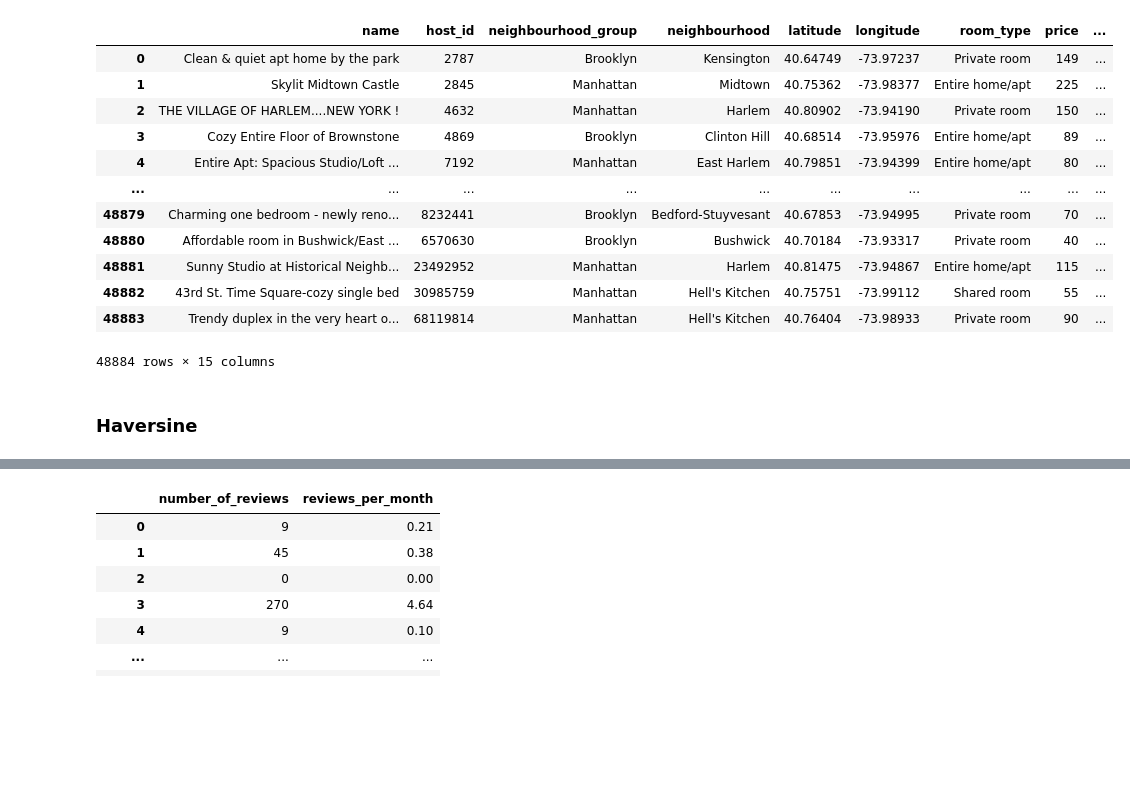
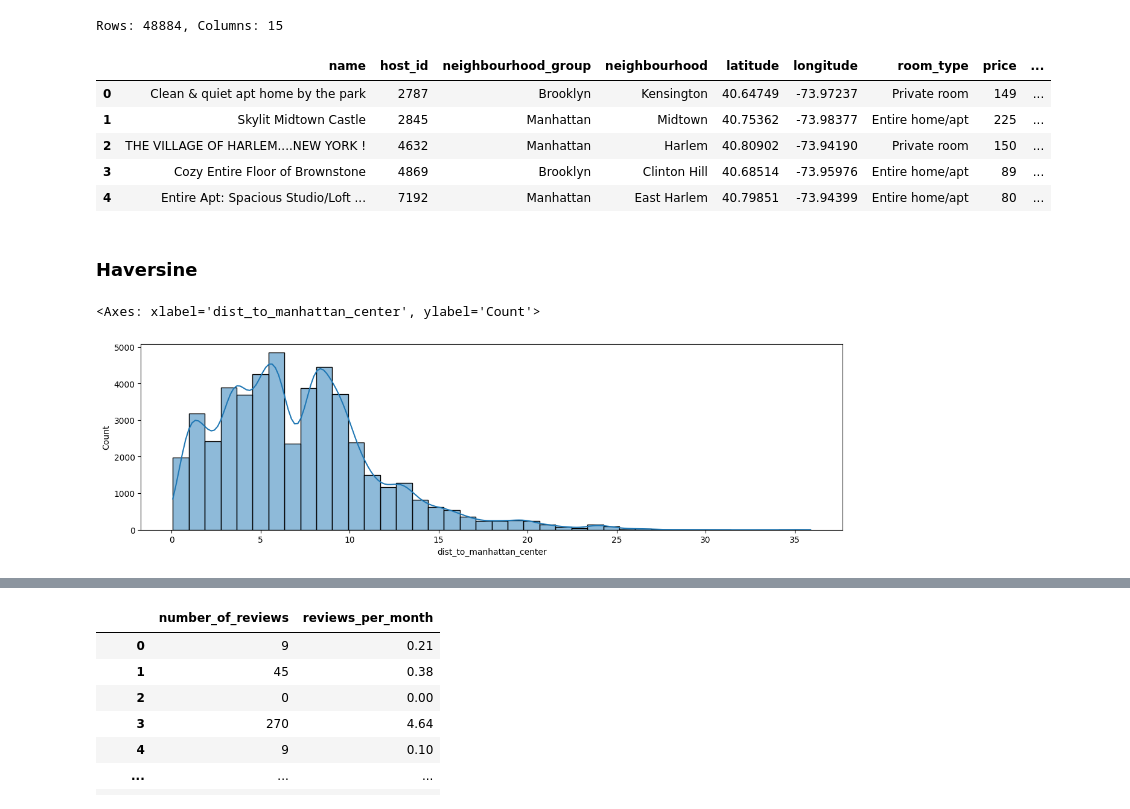
Before and after one commit to Handras18/New-York-City-Airbnb, a Jupyter notebook: 03_features.ipynb, the cells around one changed output, grey strips where cells are left out. Cells and saved outputs as stored; diff of their text form; code cells hidden in the pictures; blank space fills up the shorter version.

```diff
--- a/03_features.ipynb
+++ b/03_features.ipynb
@@ -7,22 +7,17 @@ from pathlib import Path
 from sklearn.preprocessing import OneHotEncoder
 # %%
 DATA_PATH=Path('data/CLEAN_AB_NYC_2019.csv')
-df=pd.read_csv(DATA_PATH)
-df
+df = pd.read_csv(DATA_PATH)
+print(f"Rows: {len(df)}, Columns: {df.shape[1]}")
+df.head()
 # %% [output]
+Rows: 48884, Columns: 15
 |  | name | host_id | neighbourhood_group | neighbourhood | latitude | longitude | room_type | price | ... |
 | 0 | Clean & quiet apt home by the park | 2787 | Brooklyn | Kensington | 40.64749 | -73.97237 | Private room | 149 | ... |
 | 1 | Skylit Midtown Castle | 2845 | Manhattan | Midtown | 40.75362 | -73.98377 | Entire home/apt | 225 | ... |
 | 2 | THE VILLAGE OF HARLEM....NEW YORK ! | 4632 | Manhattan | Harlem | 40.80902 | -73.94190 | Private room | 150 | ... |
 | 3 | Cozy Entire Floor of Brownstone | 4869 | Brooklyn | Clinton Hill | 40.68514 | -73.95976 | Entire home/apt | 89 | ... |
 | 4 | Entire Apt: Spacious Studio/Loft ... | 7192 | Manhattan | East Harlem | 40.79851 | -73.94399 | Entire home/apt | 80 | ... |
-| ... | ... | ... | ... | ... | ... | ... | ... | ... | ... |
-| 48879 | Charming one bedroom - newly reno... | 8232441 | Brooklyn | Bedford-Stuyvesant | 40.67853 | -73.94995 | Private room | 70 | ... |
-| 48880 | Affordable room in Bushwick/East ... | 6570630 | Brooklyn | Bushwick | 40.70184 | -73.93317 | Private room | 40 | ... |
-| 48881 | Sunny Studio at Historical Neighb... | 23492952 | Manhattan | Harlem | 40.81475 | -73.94867 | Entire home/apt | 115 | ... |
-| 48882 | 43rd St. Time Square-cozy single bed | 30985759 | Manhattan | Hell's Kitchen | 40.75751 | -73.99112 | Shared room | 55 | ... |
-| 48883 | Trendy duplex in the very heart o... | 68119814 | Manhattan | Hell's Kitchen | 40.76404 | -73.98933 | Private room | 90 | ... |
-48884 rows × 15 columns
 # %% [markdown]
 ### Haversine
 # %%
@@ -37,3 +32,9 @@ def haversine_km(lat1, lon1, lat2, lon2):
 df['dist_to_manhattan_center'] = haversine_km(df['latitude'], df['longitude'], 40.7580, -73.9855)
 df['dist_to_jfk_km']           = haversine_km(df['latitude'], df['longitude'], 40.6413, -73.7781)
 df['dist_to_brooklyn_bridge']  = haversine_km(df['latitude'], df['longitude'], 40.7061, -73.9969)
+# %%
+plt.figure(figsize=(15, 4))
+sns.histplot(data=df,x='dist_to_manhattan_center',bins=40,kde=True)
+# %% [output]
+<Axes: xlabel='dist_to_manhattan_center', ylabel='Count'>
+[figure, added]
```
Also changed, not shown: parts of 8 cells of this notebook.
